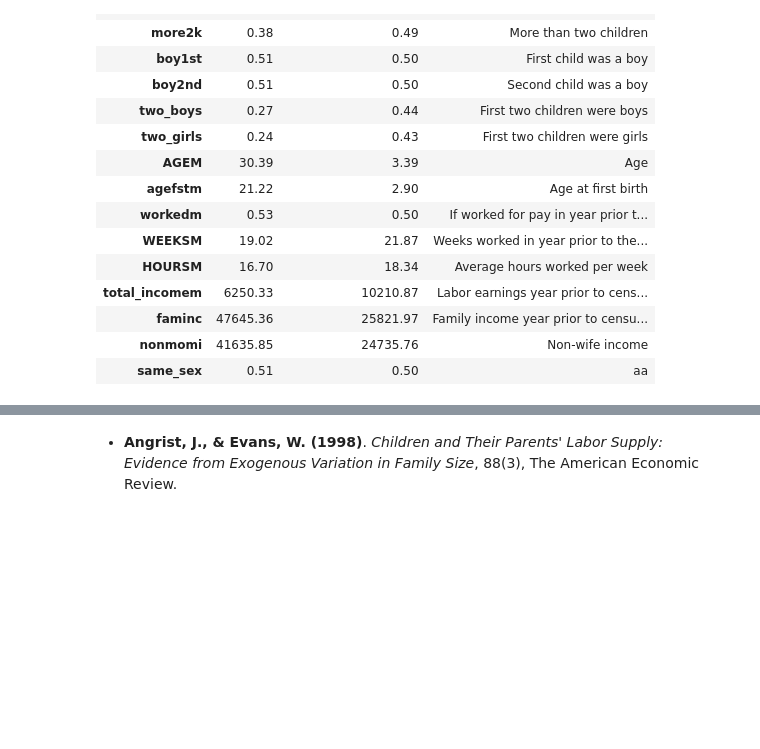
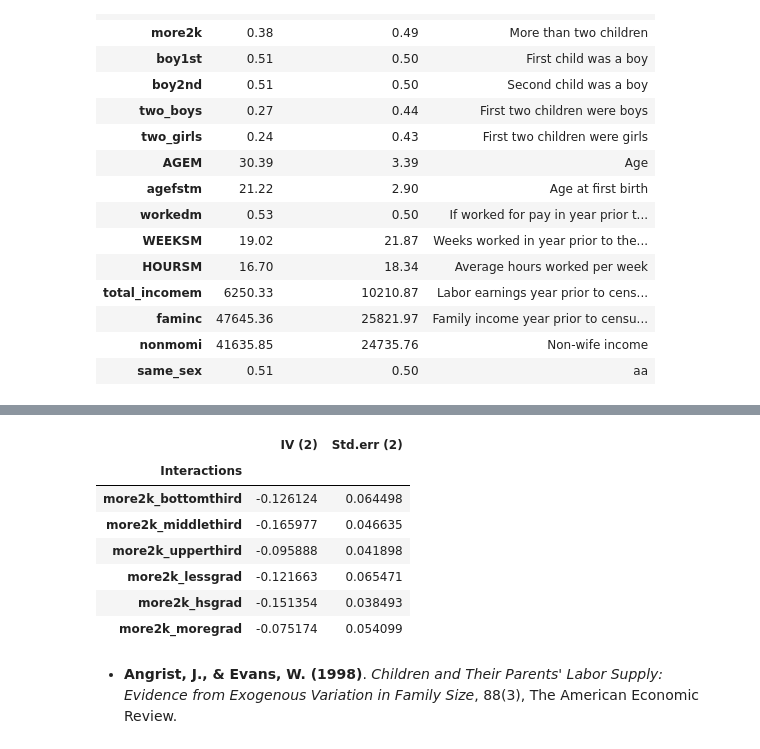
Before and after one commit to carolinalvarez/angrist-and-evans-1998-python, a Jupyter notebook: Angrist_and_Evans_1998.ipynb, the cells around one changed output, grey strips where cells are left out. Drawn from its saved outputs; the diff is of its cells as text; code cells hidden in the pictures; blank space fills up the shorter version.

```diff
--- a/Angrist_and_Evans_1998.ipynb
+++ b/Angrist_and_Evans_1998.ipynb
@@ -1014,3 +830,53 @@ id: 0x1698a235130
+# %%
+def IV_Labor_Supply_Interactions(data, outcome):
+
+    table = pd.DataFrame(
+        {
+            "IV (2)": [],
+            "Std.err (2)": [],
+
+        }
+    )
+    table["Interactions"] = ["more2k_bottomthird", "more2k_middlethird", "more2k_upperthird", "more2k_lessgrad", "more2k_hsgrad", "more2k_moregrad"]
+    table = table.set_index("Interactions")
+    table
+
+    model_IV_1=IV2SLS(msample[outcome], data[["const", "bottom_third", "AGEM", "agefstm", "boy1st", "blackm", "hispm", "otheracem"]], data["more2k_bottomthird"], data["samesex_bottomthird"]).fit()
+    model_IV_2=IV2SLS(msample[outcome], data[["const", "middle_third", "AGEM", "agefstm", "boy1st", "blackm", "hispm", "otheracem"]], data["more2k_middlethird"], data["samesex_middlethird"]).fit()
+    model_IV_3=IV2SLS(msample[outcome], data[["const", "upper_third", "AGEM", "agefstm", "boy1st", "blackm", "hispm", "otheracem"]], data["more2k_upperthird"], data["samesex_upperthird"]).fit()
+
+    model_IV_4=IV2SLS(msample[outcome], data[["const", "lessgrad", "AGEM", "agefstm", "boy1st", "blackm", "hispm", "otheracem"]], data["more2k_lessgrad"], data["samesex_lessgrad"]).fit()
+    model_IV_5=IV2SLS(msample[outcome], data[["const", "hsgrad", "AGEM", "agefstm", "boy1st", "blackm", "hispm", "otheracem"]], data["more2k_hsgrad"], data["samesex_hsgrad"]).fit()
+    model_IV_6=IV2SLS(msample[outcome], data[["const", "moregrad", "AGEM", "agefstm", "boy1st", "blackm", "hispm", "otheracem"]], data["more2k_moregrad"], data["samesex_moregrad"]).fit()
+
+    outputs1 = [model_IV_1.params["more2k_bottomthird"],model_IV_1.std_errors["more2k_bottomthird"],]
+    outputs2 = [model_IV_2.params["more2k_middlethird"],model_IV_2.std_errors["more2k_middlethird"],]
+    outputs3 = [model_IV_3.params["more2k_upperthird"],model_IV_3.std_errors["more2k_upperthird"],]
+
+    outputs4 = [model_IV_4.params["more2k_lessgrad"],model_IV_4.std_errors["more2k_lessgrad"],]
+    outputs5 = [model_IV_5.params["more2k_hsgrad"],model_IV_5.std_errors["more2k_hsgrad"],]
+    outputs6 = [model_IV_6.params["more2k_moregrad"],model_IV_6.std_errors["more2k_moregrad"],]
+
+    table.loc["more2k_bottomthird"] = outputs1
+    table.loc["more2k_middlethird"] = outputs2
+    table.loc["more2k_upperthird"] = outputs3
+    table.loc["more2k_lessgrad"] = outputs4
+    table.loc["more2k_hsgrad"] = outputs5
+    table.loc["more2k_moregrad"] = outputs6
+
+    return table
+# %%
+Table9_2=IV_Labor_Supply_Interactions(msample, "workedm")
+Table9_2
+# %% [output]
+|  | IV (2) | Std.err (2) |
+| Interactions |  |  |
+| more2k_bottomthird | -0.126124 | 0.064498 |
+| more2k_middlethird | -0.165977 | 0.046635 |
+| more2k_upperthird | -0.095888 | 0.041898 |
+| more2k_lessgrad | -0.121663 | 0.065471 |
+| more2k_hsgrad | -0.151354 | 0.038493 |
+| more2k_moregrad | -0.075174 | 0.054099 |
 # %% [markdown]
 * **Angrist, J., & Evans, W. (1998)**. *Children and Their Parents' Labor Supply: Evidence from Exogenous Variation in Family Size*, 88(3), The American Economic Review.
 # %% [markdown]
```
Also changed, not shown: parts of 32 cells of this notebook.
